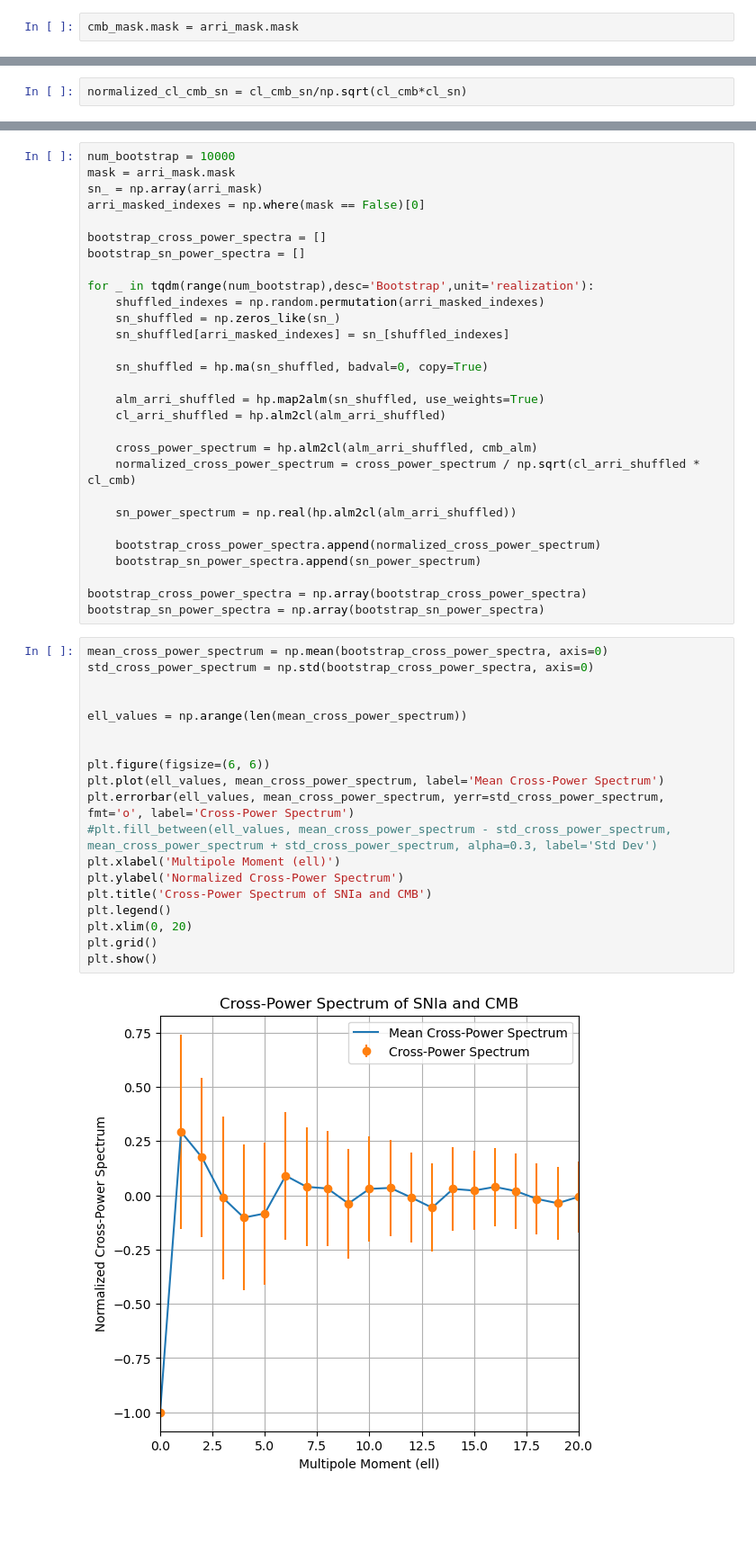
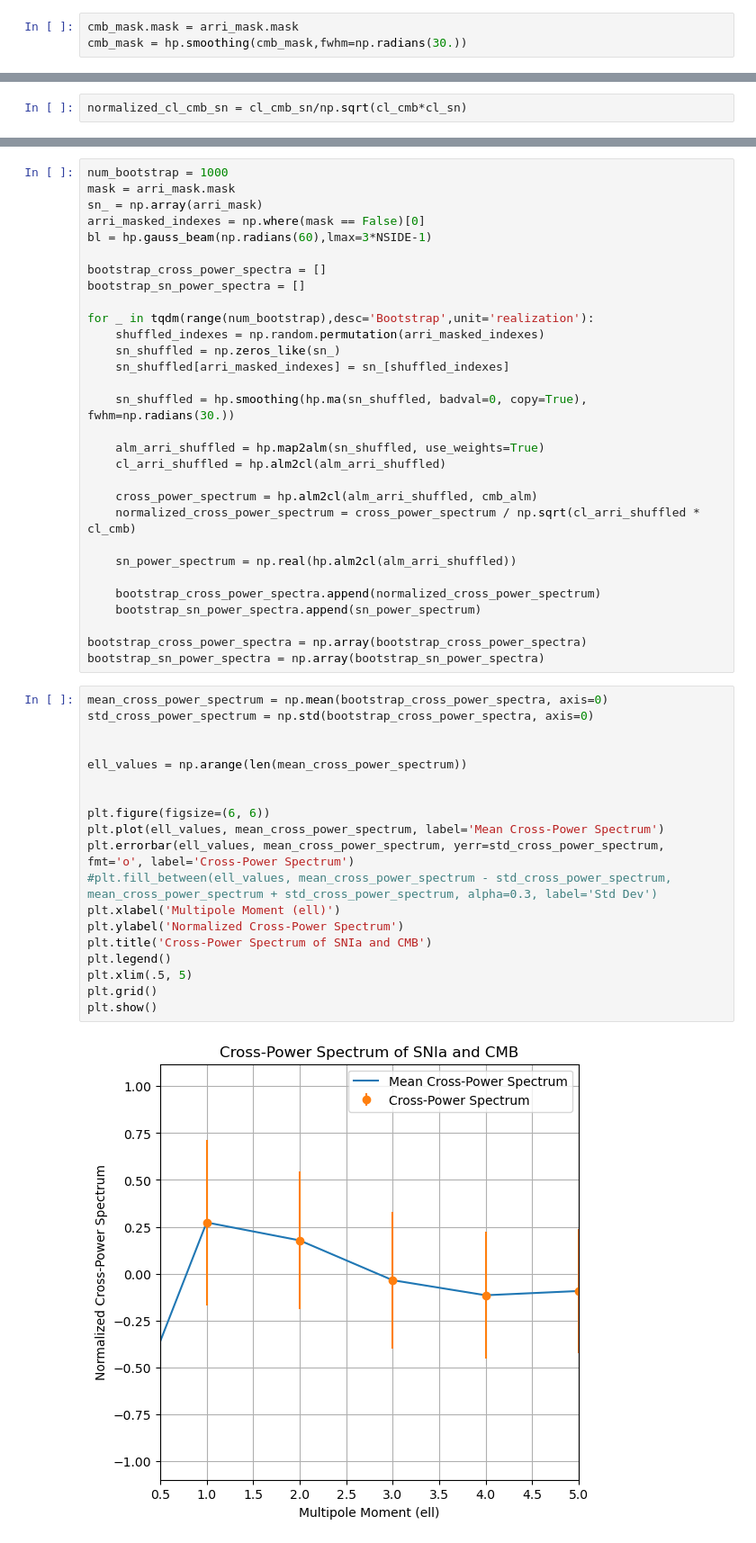
Before and after one commit to antolonappan/CMBxSN, a Jupyter notebook: SN_dist.ipynb, the cells around one changed output, grey strips where cells are left out. Shown at 90% size. Saved outputs shown, nothing was run; the diff lists cells and outputs as text; blank space fills up the shorter version.

```diff
--- a/SN_dist.ipynb
+++ b/SN_dist.ipynb
@@ -341,6 +341,7 @@ cmb = hp.read_map('./DATA/SMICA_16.fits')
 cmb_mask = hp.ma(cmb,badval=0,copy=True,)
 # %%
 cmb_mask.mask = arri_mask.mask
+cmb_mask = hp.smoothing(cmb_mask,fwhm=np.radians(30.))
 # %%
 hp.mollview(cmb_mask,nest=False, title='CMB', sub=(1,2,1,))
 hp.mollview(arri_mask,nest=False, title = 'SN', sub=(1,2,2,))
@@ -363,8 +364,9 @@ plt.plot(normalized_cl_cmb_sn, label='CMB x SN')
 # %%
-num_bootstrap = 10000
+num_bootstrap = 1000
 mask = arri_mask.mask
 sn_ = np.array(arri_mask)
 arri_masked_indexes = np.where(mask == False)[0]
+bl = hp.gauss_beam(np.radians(60),lmax=3*NSIDE-1)
 
 bootstrap_cross_power_spectra = []
 bootstrap_sn_power_spectra = []
@@ -374,7 +376,7 @@ for _ in tqdm(range(num_bootstrap),desc='Bootstrap',unit='realization'):
     sn_shuffled = np.zeros_like(sn_)
     sn_shuffled[arri_masked_indexes] = sn_[shuffled_indexes]
 
-    sn_shuffled = hp.ma(sn_shuffled, badval=0, copy=True)
+    sn_shuffled = hp.smoothing(hp.ma(sn_shuffled, badval=0, copy=True), fwhm=np.radians(30.))
 
     alm_arri_shuffled = hp.map2alm(sn_shuffled, use_weights=True)
     cl_arri_shuffled = hp.alm2cl(alm_arri_shuffled)
@@ -392,24 +394,24 @@ bootstrap_sn_power_spectra = np.array(bootstrap_sn_power_spectra)
 # %%
 mean_cross_power_spectrum = np.mean(bootstrap_cross_power_spectra, axis=0)
 std_cross_power_spectrum = np.std(bootstrap_cross_power_spectra, axis=0)
 
 
 ell_values = np.arange(len(mean_cross_power_spectrum))
 
 
 plt.figure(figsize=(6, 6))
 plt.plot(ell_values, mean_cross_power_spectrum, label='Mean Cross-Power Spectrum')
 plt.errorbar(ell_values, mean_cross_power_spectrum, yerr=std_cross_power_spectrum, fmt='o', label='Cross-Power Spectrum')
 #plt.fill_between(ell_values, mean_cross_power_spectrum - std_cross_power_spectrum, mean_cross_power_spectrum + std_cross_power_spectrum, alpha=0.3, label='Std Dev')
 plt.xlabel('Multipole Moment (ell)')
 plt.ylabel('Normalized Cross-Power Spectrum')
 plt.title('Cross-Power Spectrum of SNIa and CMB')
 plt.legend()
-plt.xlim(0, 20)
+plt.xlim(.5, 5)
 plt.grid()
 plt.show()
 # %% [output]
-[figure, old version]
+[figure, new version]
 # %%
 mean_sn_power_spectrum = np.mean(bootstrap_sn_power_spectra, axis=0)
 std_sn_power_spectrum = np.std(bootstrap_sn_power_spectra, axis=0)
```
Also changed, not shown: parts of 4 cells of this notebook, 2 other files.
